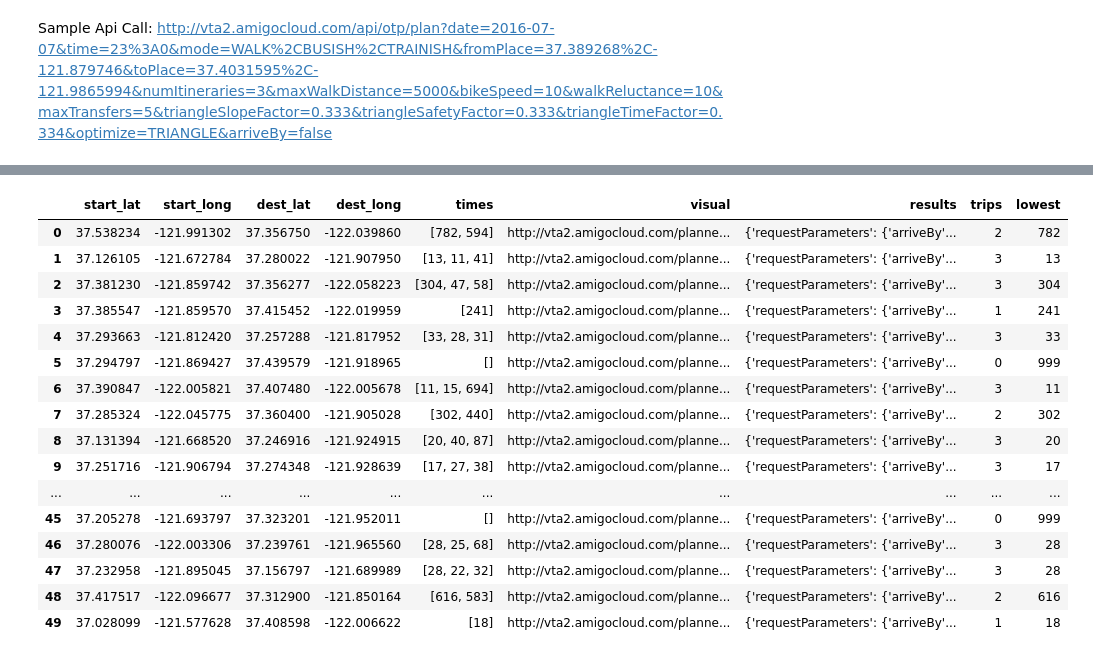
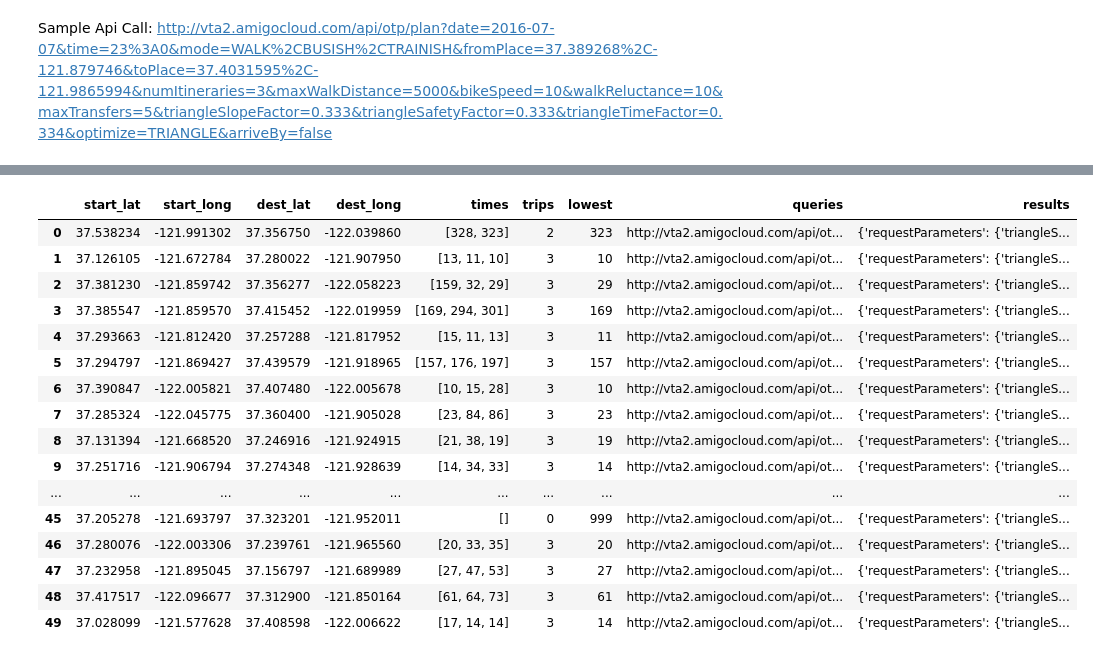
Before and after one commit to vta/OTP_Tester, a Jupyter notebook: OTP_Tester.ipynb, the cells around one changed output, grey strips where cells are left out. Saved outputs shown, nothing was run; the diff lists cells and outputs as text; code cells hidden in the pictures.

Commit message:
Consolidated df creator
Added functions to find shortest time into one function, removed
visualization links (since they don’t work)

```diff
--- a/OTP_Tester.ipynb
+++ b/OTP_Tester.ipynb
@@ -19,28 +19,33 @@ import numpy as np
 Sample Api Call:
 http://vta2.amigocloud.com/api/otp/plan?date=2016-07-07&time=23%3A0&mode=WALK%2CBUSISH%2CTRAINISH&fromPlace=37.389268%2C-121.879746&toPlace=37.4031595%2C-121.9865994&numItineraries=3&maxWalkDistance=5000&bikeSpeed=10&walkReluctance=10&maxTransfers=5&triangleSlopeFactor=0.333&triangleSafetyFactor=0.333&triangleTimeFactor=0.334&optimize=TRIANGLE&arriveBy=false
 # %%
-def query_string(start_lat, start_long, dest_lat, dest_long, visual = False):
+def query_string(start_lat, start_long, dest_lat, dest_long, walk_dist = 5000, walk_reluc = 2, visual = False):
     base = 'http://vta2.amigocloud.com'
     api = '/api/otp/plan?'
-    date = 'date=2016-07-07'
-    time = '&time=23%3A0'
+    date = 'date=2016-07-12'
+    time = '&time=11%3A0'
     mode = '&mode=WALK%2CBUSISH%2CTRAINISH'
     start = '&fromPlace=' + str(start_lat) + '%2C' + str(start_long)
     #start = '&fromPlace=37.389268%2C-121.879746'
     dest = '&toPlace=' + str(dest_lat) + '%2C' + str(dest_long)
     #dest = '&toPlace=37.4031595%2C-121.9865994'
     num_iter = '&numItineraries=3'
-    walk = '&maxWalkDistance=5000&'
+
+    walk = '&maxWalkDistance=' + str(walk_dist) + '&'
+
     bike = 'bikeSpeed=10'
-    walk_reluc = '&walkReluctance=10'
+
+    walk_reluctance = '&walkReluctance=' + str(walk_reluc)
     max_tran = '&maxTransfers=5'
     triangle = '&triangleSlopeFactor=0.333&triangleSafetyFactor=0.333&triangleTimeFactor=0.334&optimize=TRIANGLE'
     arriveby = '&arriveBy=false'
+
+    #Visualize doesn't work right at the moment
     if visual == True:
         api = '/planner?'
-        query = base + api + date + time + mode + start + dest + num_iter + walk + bike + walk_reluc + max_tran + triangle + arriveby
+        query = base + api + date + time + mode + start + dest + num_iter + walk + bike + walk_reluctance + max_tran + triangle + arriveby
     else:
-        query = base + api + date + time + mode + start + dest + num_iter + walk + bike + walk_reluc + max_tran + triangle + arriveby
+        query = base + api + date + time + mode + start + dest + num_iter + walk + bike + walk_reluctance + max_tran + triangle + arriveby
 
     return query
 # %%
@@ -80,4 +112,0 @@ for each in df.iterrows():
-# %%
-df['times'] = times
-df['visual'] = visuals
-df['results'] = results
@@ -95,21 +113,21 @@ df['lowest']=lowest
-# %%
-df
-# %% [output]
-|  | start_lat | start_long | dest_lat | dest_long | times | visual | results | trips | lowest |
-| 0 | 37.538234 | -121.991302 | 37.356750 | -122.039860 | [782, 594] | http://vta2.amigocloud.com/planne... | {'requestParameters': {'arriveBy'... | 2 | 782 |
-| 1 | 37.126105 | -121.672784 | 37.280022 | -121.907950 | [13, 11, 41] | http://vta2.amigocloud.com/planne... | {'requestParameters': {'arriveBy'... | 3 | 13 |
-| 2 | 37.381230 | -121.859742 | 37.356277 | -122.058223 | [304, 47, 58] | http://vta2.amigocloud.com/planne... | {'requestParameters': {'arriveBy'... | 3 | 304 |
-| 3 | 37.385547 | -121.859570 | 37.415452 | -122.019959 | [241] | http://vta2.amigocloud.com/planne... | {'requestParameters': {'arriveBy'... | 1 | 241 |
-| 4 | 37.293663 | -121.812420 | 37.257288 | -121.817952 | [33, 28, 31] | http://vta2.amigocloud.com/planne... | {'requestParameters': {'arriveBy'... | 3 | 33 |
-| 5 | 37.294797 | -121.869427 | 37.439579 | -121.918965 | [] | http://vta2.amigocloud.com/planne... | {'requestParameters': {'arriveBy'... | 0 | 999 |
-| 6 | 37.390847 | -122.005821 | 37.407480 | -122.005678 | [11, 15, 694] | http://vta2.amigocloud.com/planne... | {'requestParameters': {'arriveBy'... | 3 | 11 |
-| 7 | 37.285324 | -122.045775 | 37.360400 | -121.905028 | [302, 440] | http://vta2.amigocloud.com/planne... | {'requestParameters': {'arriveBy'... | 2 | 302 |
-| 8 | 37.131394 | -121.668520 | 37.246916 | -121.924915 | [20, 40, 87] | http://vta2.amigocloud.com/planne... | {'requestParameters': {'arriveBy'... | 3 | 20 |
-| 9 | 37.251716 | -121.906794 | 37.274348 | -121.928639 | [17, 27, 38] | http://vta2.amigocloud.com/planne... | {'requestParameters': {'arriveBy'... | 3 | 17 |
-| ... | ... | ... | ... | ... | ... | ... | ... | ... | ... |
-| 45 | 37.205278 | -121.693797 | 37.323201 | -121.952011 | [] | http://vta2.amigocloud.com/planne... | {'requestParameters': {'arriveBy'... | 0 | 999 |
-| 46 | 37.280076 | -122.003306 | 37.239761 | -121.965560 | [28, 25, 68] | http://vta2.amigocloud.com/planne... | {'requestParameters': {'arriveBy'... | 3 | 28 |
-| 47 | 37.232958 | -121.895045 | 37.156797 | -121.689989 | [28, 22, 32] | http://vta2.amigocloud.com/planne... | {'requestParameters': {'arriveBy'... | 3 | 28 |
-| 48 | 37.417517 | -122.096677 | 37.312900 | -121.850164 | [616, 583] | http://vta2.amigocloud.com/planne... | {'requestParameters': {'arriveBy'... | 2 | 616 |
-| 49 | 37.028099 | -121.577628 | 37.408598 | -122.006622 | [18] | http://vta2.amigocloud.com/planne... | {'requestParameters': {'arriveBy'... | 1 | 18 |
+# %%
+input_params(df, 5000, 2)
+# %% [output]
+|  | start_lat | start_long | dest_lat | dest_long | times | trips | lowest | queries | results |
+| 0 | 37.538234 | -121.991302 | 37.356750 | -122.039860 | [328, 323] | 2 | 323 | http://vta2.amigocloud.com/api/ot... | {'requestParameters': {'triangleS... |
+| 1 | 37.126105 | -121.672784 | 37.280022 | -121.907950 | [13, 11, 10] | 3 | 10 | http://vta2.amigocloud.com/api/ot... | {'requestParameters': {'triangleS... |
+| 2 | 37.381230 | -121.859742 | 37.356277 | -122.058223 | [159, 32, 29] | 3 | 29 | http://vta2.amigocloud.com/api/ot... | {'requestParameters': {'triangleS... |
+| 3 | 37.385547 | -121.859570 | 37.415452 | -122.019959 | [169, 294, 301] | 3 | 169 | http://vta2.amigocloud.com/api/ot... | {'requestParameters': {'triangleS... |
+| 4 | 37.293663 | -121.812420 | 37.257288 | -121.817952 | [15, 11, 13] | 3 | 11 | http://vta2.amigocloud.com/api/ot... | {'requestParameters': {'triangleS... |
+| 5 | 37.294797 | -121.869427 | 37.439579 | -121.918965 | [157, 176, 197] | 3 | 157 | http://vta2.amigocloud.com/api/ot... | {'requestParameters': {'triangleS... |
+| 6 | 37.390847 | -122.005821 | 37.407480 | -122.005678 | [10, 15, 28] | 3 | 10 | http://vta2.amigocloud.com/api/ot... | {'requestParameters': {'triangleS... |
+| 7 | 37.285324 | -122.045775 | 37.360400 | -121.905028 | [23, 84, 86] | 3 | 23 | http://vta2.amigocloud.com/api/ot... | {'requestParameters': {'triangleS... |
+| 8 | 37.131394 | -121.668520 | 37.246916 | -121.924915 | [21, 38, 19] | 3 | 19 | http://vta2.amigocloud.com/api/ot... | {'requestParameters': {'triangleS... |
+| 9 | 37.251716 | -121.906794 | 37.274348 | -121.928639 | [14, 34, 33] | 3 | 14 | http://vta2.amigocloud.com/api/ot... | {'requestParameters': {'triangleS... |
+| ... | ... | ... | ... | ... | ... | ... | ... | ... | ... |
+| 45 | 37.205278 | -121.693797 | 37.323201 | -121.952011 | [] | 0 | 999 | http://vta2.amigocloud.com/api/ot... | {'requestParameters': {'triangleS... |
+| 46 | 37.280076 | -122.003306 | 37.239761 | -121.965560 | [20, 33, 35] | 3 | 20 | http://vta2.amigocloud.com/api/ot... | {'requestParameters': {'triangleS... |
+| 47 | 37.232958 | -121.895045 | 37.156797 | -121.689989 | [27, 47, 53] | 3 | 27 | http://vta2.amigocloud.com/api/ot... | {'requestParameters': {'triangleS... |
+| 48 | 37.417517 | -122.096677 | 37.312900 | -121.850164 | [61, 64, 73] | 3 | 61 | http://vta2.amigocloud.com/api/ot... | {'requestParameters': {'triangleS... |
+| 49 | 37.028099 | -121.577628 | 37.408598 | -122.006622 | [17, 14, 14] | 3 | 14 | http://vta2.amigocloud.com/api/ot... | {'requestParameters': {'triangleS... |
 # %%
```
Also changed, not shown: parts of 9 cells of this notebook.
